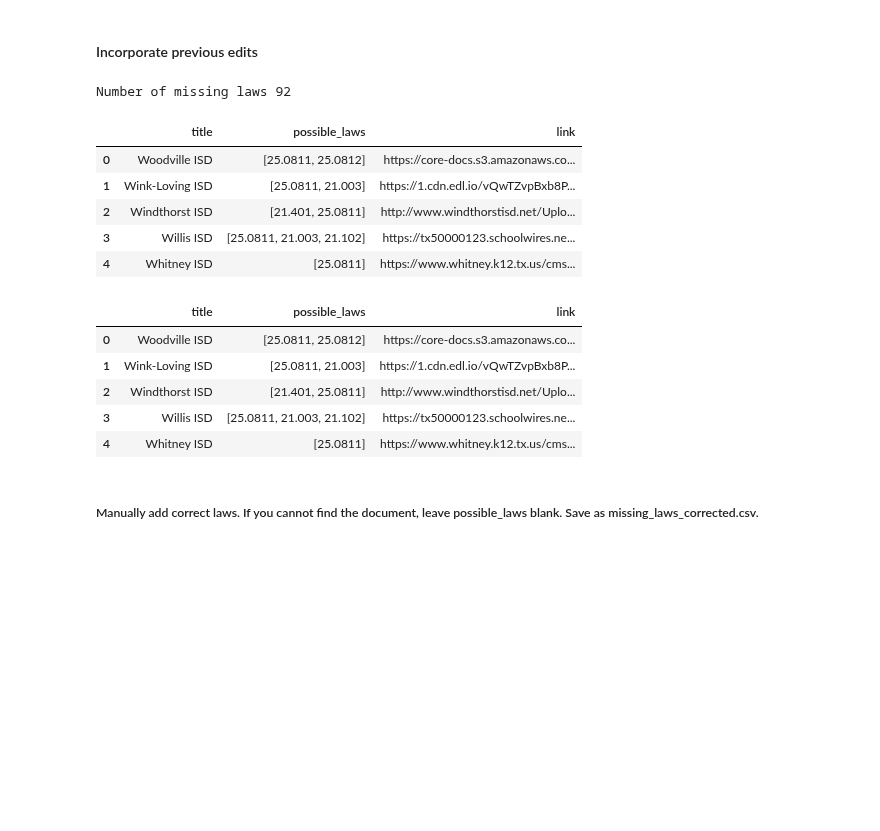
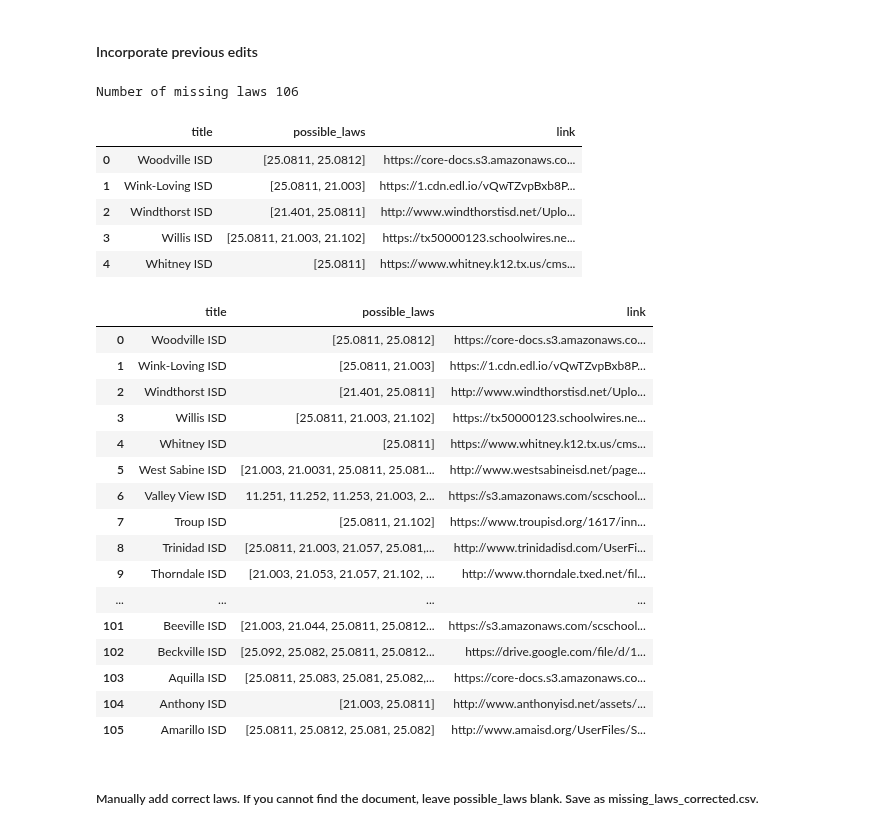
Before and after one commit to KylieLAnglin/dofis, a Jupyter notebook: data_from_plans/07_address_missing_plans.ipynb, the cells around one changed output. Drawn from its saved outputs; the diff is of its cells as text; code cells hidden in the pictures; blank space fills up the shorter version.

```diff
--- a/data_from_plans/07_address_missing_plans.ipynb
+++ b/data_from_plans/07_address_missing_plans.ipynb
@@ -195,2 +192,6 @@ An additional 67 documents have text but do not contain laws.
 # %% [markdown]
 ### Save now correct observations to 'missing_links_corrected'. Save districts that are still incorrect to missing_text.
+# %%
+missing_links_corrected = missing_links[missing_links['possible_laws'].astype(str) != '[]']
+pd.options.display.max_rows = 200
+missing_links_corrected
@@ -267,7 +286,7 @@ missing_texts.head(20)
 # %% [markdown]
 ### Extract laws
 # %%
-missing_texts['possible_laws'] = missing_texts.text.apply(extract_laws.get_matches)
+missing_texts['possible_laws'] = missing_texts.text.apply(extract_laws.get_laws)
 # %%
 missing_texts.head(20)
 # %% [output]
@@ -315,7 +353,7 @@ missing_laws = missing_laws[['title', 'possible_laws','link']]
 missing_laws.to_csv(os.path.join(data_path, 'missing_laws.csv'))
 missing_laws.head()
 # %% [output]
-Number of missing laws 92
+Number of missing laws 106
 |  | title | possible_laws | link |
 | 0 | Woodville ISD | [25.0811, 25.0812] | https://core-docs.s3.amazonaws.co... |
 | 1 | Wink-Loving ISD | [25.0811, 21.003] | https://1.cdn.edl.io/vQwTZvpBxb8P... |
@@ -323,14 +361,25 @@ Number of missing laws 92
 | 3 | Willis ISD | [25.0811, 21.003, 21.102] | https://tx50000123.schoolwires.ne... |
 | 4 | Whitney ISD | [25.0811] | https://www.whitney.k12.tx.us/cms... |
 # %%
-missing_laws.head()
+missing_laws
 # %% [output]
 |  | title | possible_laws | link |
 | 0 | Woodville ISD | [25.0811, 25.0812] | https://core-docs.s3.amazonaws.co... |
 | 1 | Wink-Loving ISD | [25.0811, 21.003] | https://1.cdn.edl.io/vQwTZvpBxb8P... |
 | 2 | Windthorst ISD | [21.401, 25.0811] | http://www.windthorstisd.net/Uplo... |
 | 3 | Willis ISD | [25.0811, 21.003, 21.102] | https://tx50000123.schoolwires.ne... |
 | 4 | Whitney ISD | [25.0811] | https://www.whitney.k12.tx.us/cms... |
+| 5 | West Sabine ISD | [21.003, 21.0031, 25.0811, 25.081... | http://www.westsabineisd.net/page... |
+| 6 | Valley View ISD | 11.251, 11.252, 11.253, 21.003, 2... | https://s3.amazonaws.com/scschool... |
+| 7 | Troup ISD | [25.0811, 21.102] | https://www.troupisd.org/1617/inn... |
+| 8 | Trinidad ISD | [25.0811, 21.003, 21.057, 25.081,... | http://www.trinidadisd.com/UserFi... |
+| 9 | Thorndale ISD | [21.003, 21.053, 21.057, 21.102, ... | http://www.thorndale.txed.net/fil... |
+| ... | ... | ... | ... |
+| 101 | Beeville ISD | [21.003, 21.044, 25.0811, 25.0812... | https://s3.amazonaws.com/scschool... |
+| 102 | Beckville ISD | [25.092, 25.082, 25.0811, 25.0812... | https://drive.google.com/file/d/1... |
+| 103 | Aquilla ISD | [25.0811, 25.083, 25.081, 25.082,... | https://core-docs.s3.amazonaws.co... |
+| 104 | Anthony ISD | [21.003, 25.0811] | http://www.anthonyisd.net/assets/... |
+| 105 | Amarillo ISD | [25.0811, 25.0812, 25.081, 25.082] | http://www.amaisd.org/UserFiles/S... |
 # %% [markdown]
 ##### Manually add correct laws. If you cannot find the document, leave possible_laws blank. Save as missing_laws_corrected.csv.
 # %%
```
Also changed, not shown: parts of 26 cells of this notebook, 7 other files.
